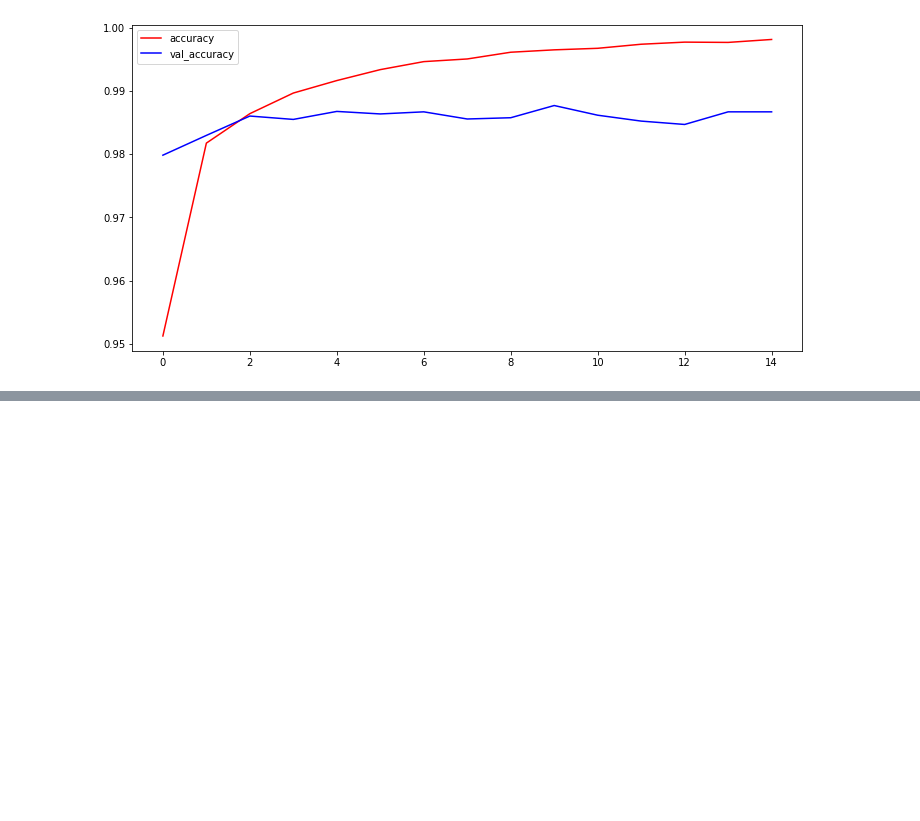
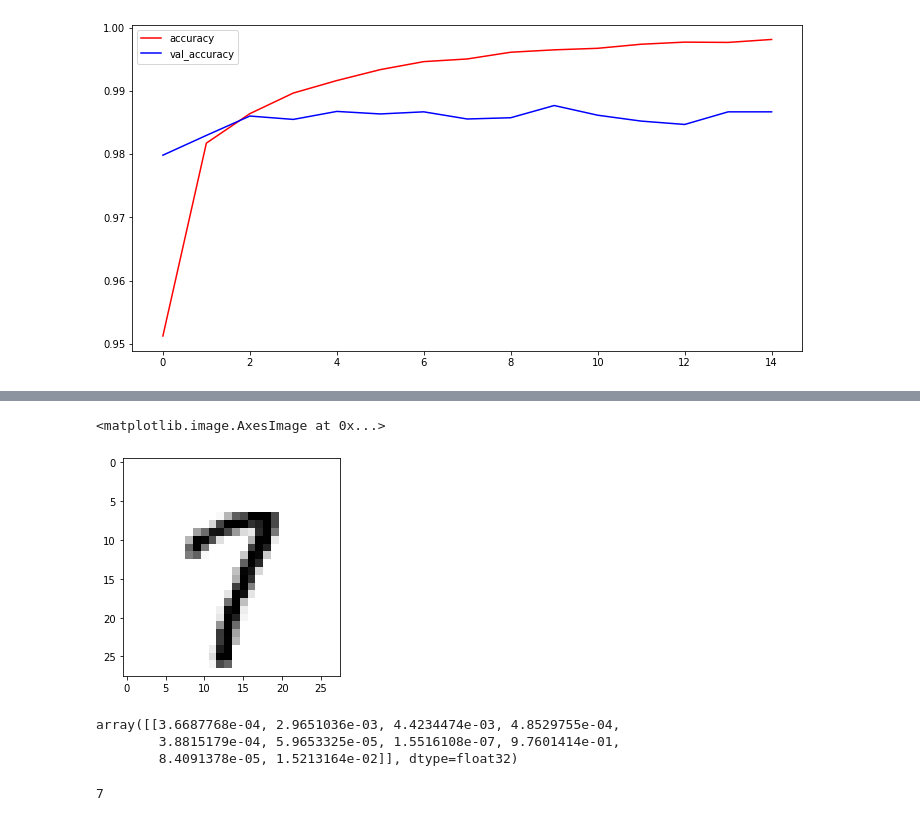
Before and after one commit to pad2012/Python2A, a Jupyter notebook: Dzien11/pad2021_cnn_digits_02.ipynb, the cells around one changed output, grey strips where cells are left out. Cells and saved outputs as stored; diff of their text form; code cells hidden in the pictures; blank space fills up the shorter version.

```diff
--- a/Dzien11/pad2021_cnn_digits_02.ipynb
+++ b/Dzien11/pad2021_cnn_digits_02.ipynb
@@ -78,0 +214,15 @@ plot_accuracy(result)
+# %%
+plt.imshow(X_test[IMG_INDEX], "gray_r")
+# %% [output]
+<matplotlib.image.AxesImage at 0x...>
+[figure, added]
+# %%
+model.predict( X_test[IMG_INDEX].reshape(1,28,28,1) )
+# %% [output]
+array([[3.6687768e-04, 2.9651036e-03, 4.4234474e-03, 4.8529755e-04,
+        3.8815179e-04, 5.9653325e-05, 1.5516108e-07, 9.7601414e-01,
+        8.4091378e-05, 1.5213164e-02]], dtype=float32)
+# %%
+np.argmax( model.predict( X_test[IMG_INDEX].reshape(1,28,28,1) ) )
+# %% [output]
+7
```
Also changed, not shown: parts of 12 cells of this notebook.
